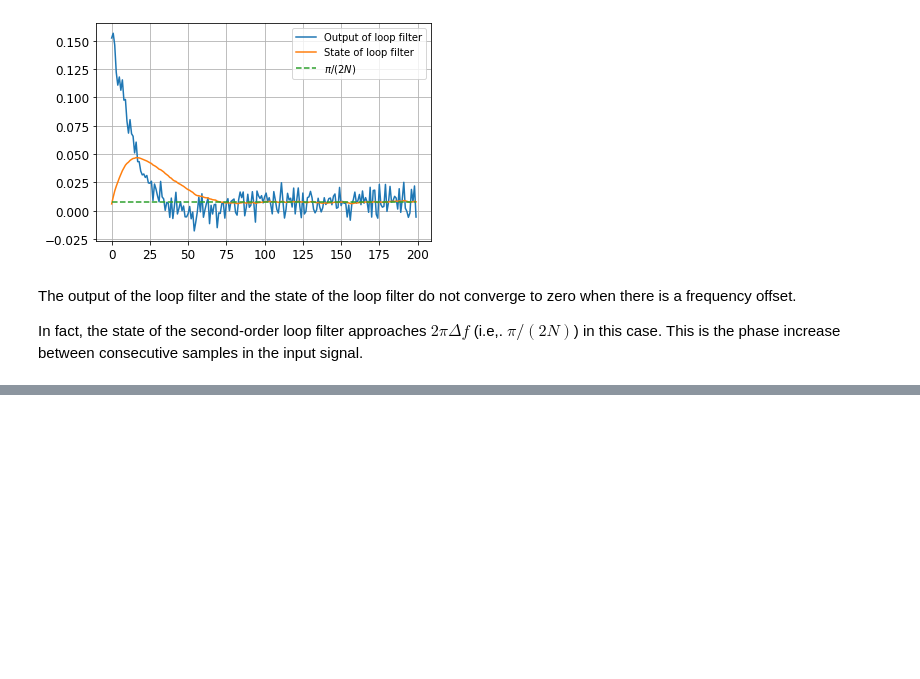
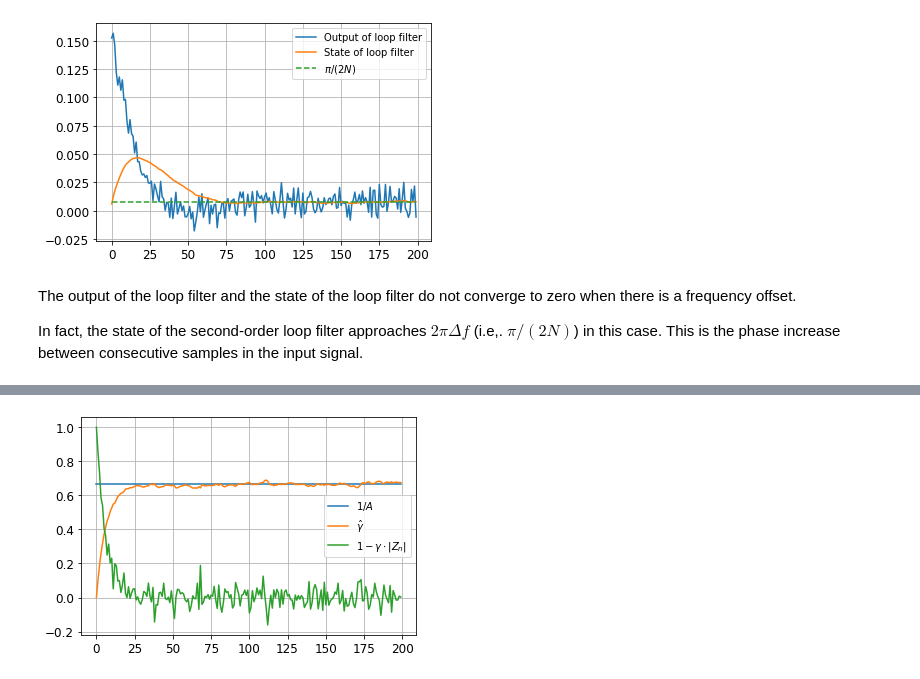
Before and after one commit to bepepa/digital_comms, a Jupyter notebook: 070_tracking_loops.ipynb, the cells around one changed output, grey strips where cells are left out. Cells and saved outputs as stored; diff of their text form; code cells hidden in the pictures; blank space fills up the shorter version.

```diff
--- a/070_tracking_loops.ipynb
+++ b/070_tracking_loops.ipynb
@@ -507,0 +687,12 @@ plt.show()
+# %%
+# plot amplitudes
+plt.plot(1/amplitude_error, label=r'$1/A$')
+plt.plot(gamma, label=r'$\hat{\gamma}$')
+plt.plot(dA, label=r'$1 - \gamma \cdot |Z_n|$')
+
+plt.grid()
+plt.legend()
+
+plt.show()
+# %% [output]
+[figure, added]
```
Also changed, not shown: parts of 21 cells of this notebook.
